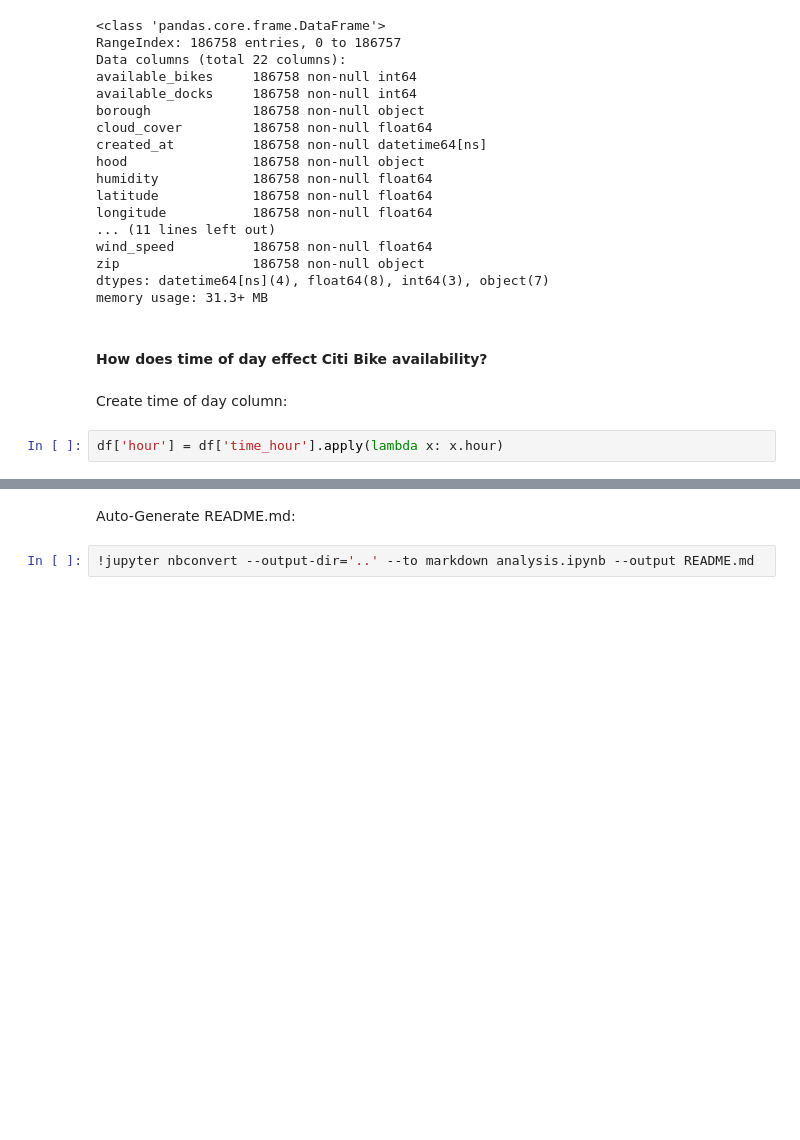
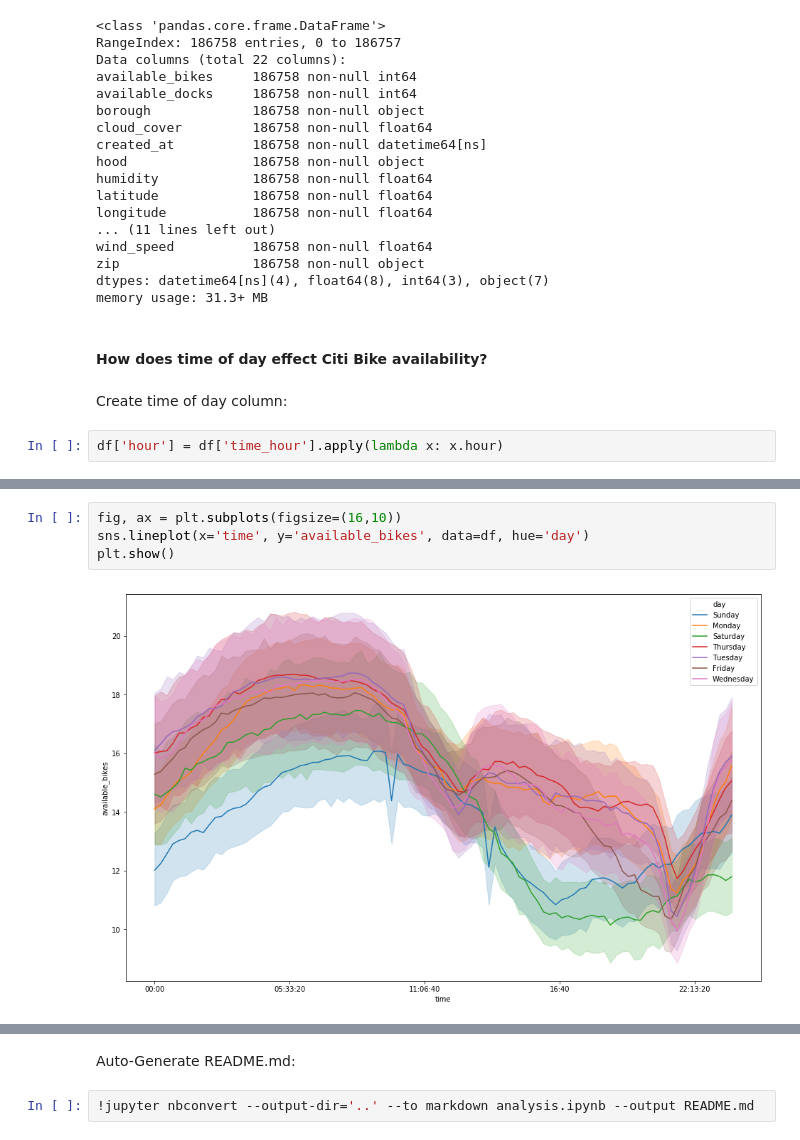
Before and after one commit to alhankeser/citibike-analysis, a Jupyter notebook: notebooks/analysis.ipynb, the cells around one changed output, grey strips where cells are left out. Cells and saved outputs as stored; diff of their text form; blank space fills up the shorter version.

```diff
--- a/notebooks/analysis.ipynb
+++ b/notebooks/analysis.ipynb
@@ -732,0 +755,6 @@ df['hour'] = df['time_hour'].apply(lambda x: x.hour)
+# %%
+fig, ax = plt.subplots(figsize=(16,10))
+sns.lineplot(x='time', y='available_bikes', data=df, hue='day')
+plt.show()
+# %% [output]
+[figure, added]
```
Also changed, not shown: parts of 10 cells of this notebook, 33 other files.
